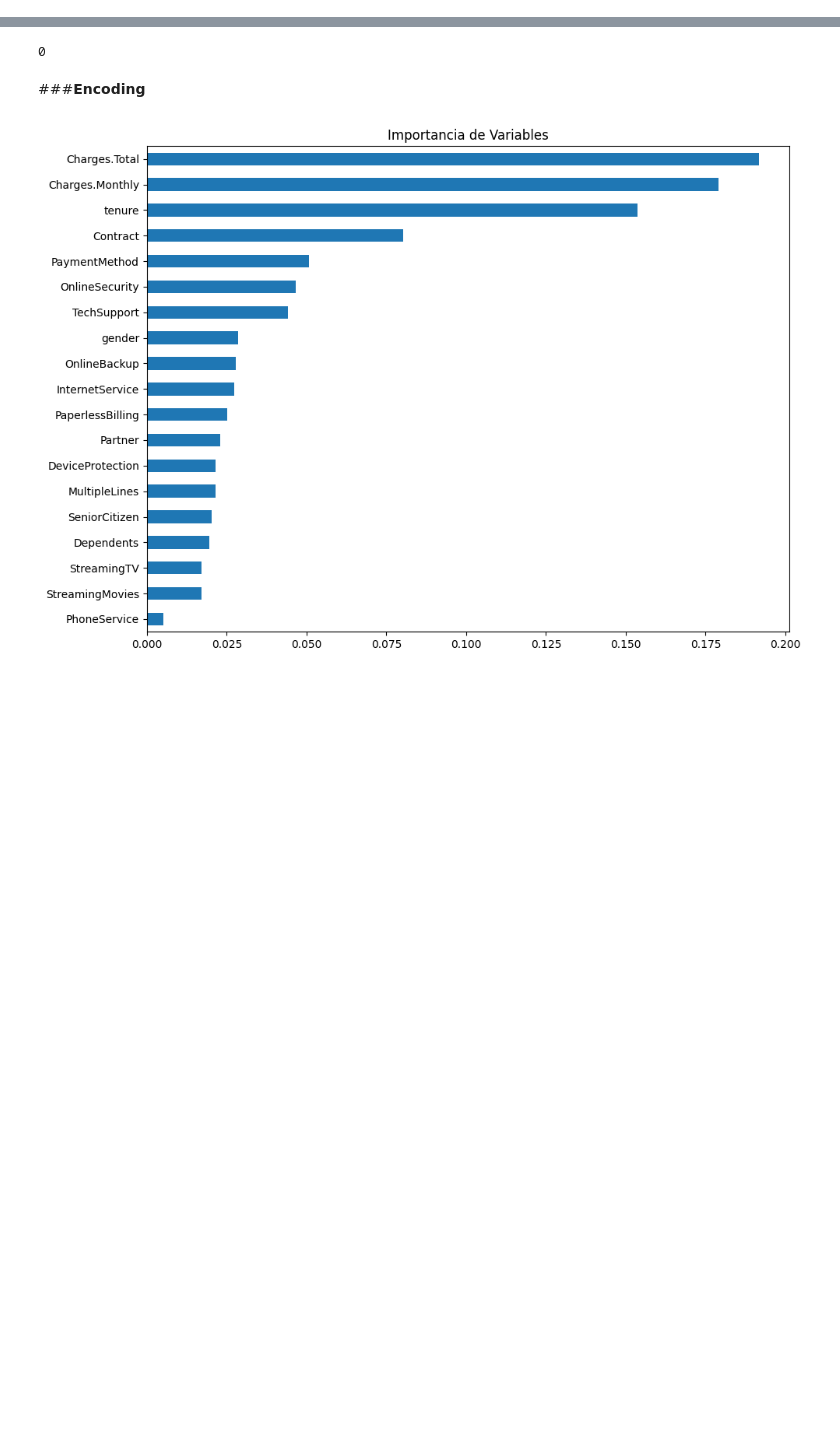
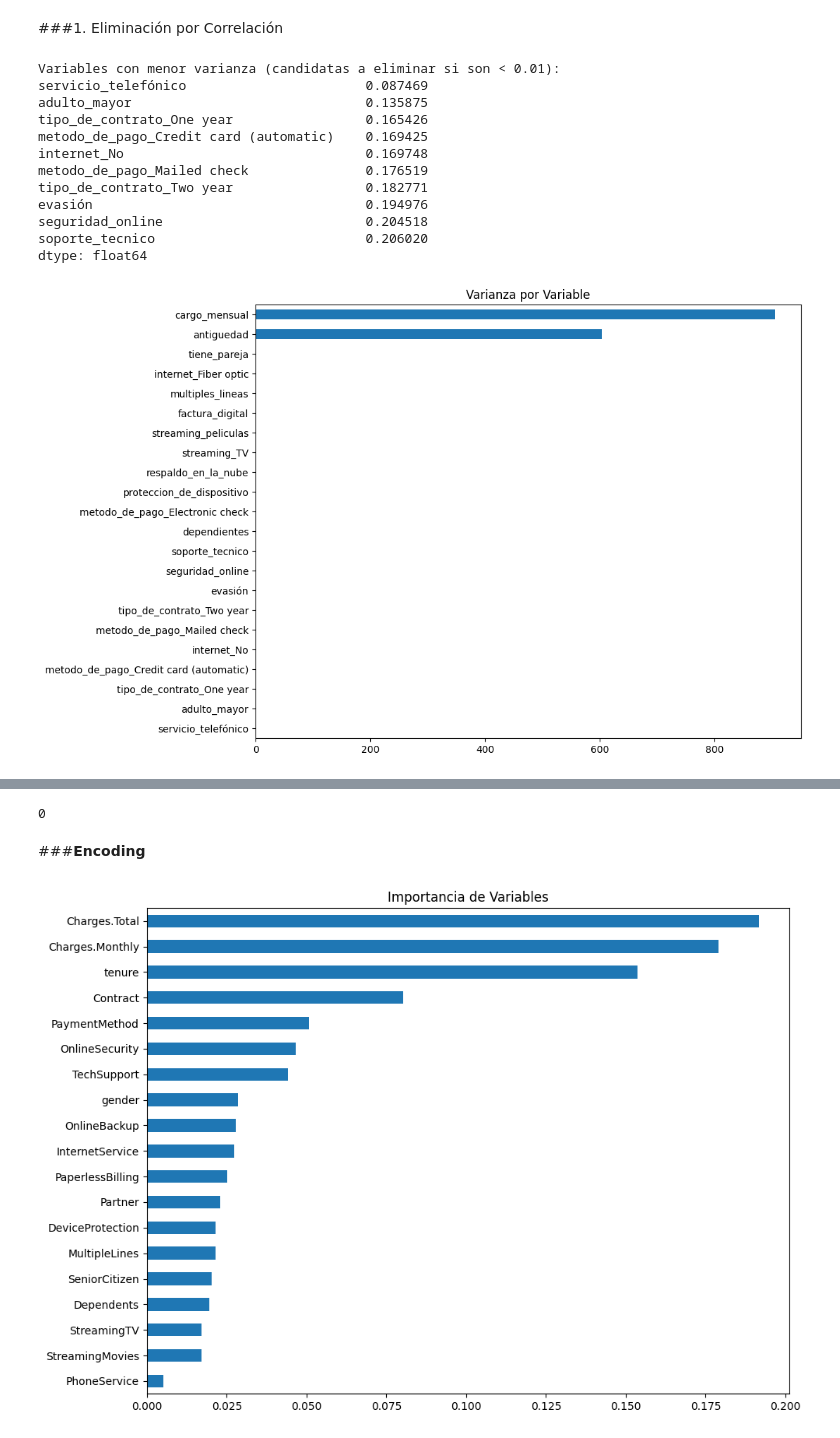
Before and after one commit to NicoPerotto/challenge2-data-science-LATAM-Parte-2, a Jupyter notebook: TelecomX_part2_LATAM.ipynb, the cells around one changed output, grey strips where cells are left out. Drawn from its saved outputs; the diff is of its cells as text; code cells hidden in the pictures; blank space fills up the shorter version.

```diff
--- a/TelecomX_part2_LATAM.ipynb
+++ b/TelecomX_part2_LATAM.ipynb
@@ -42,0 +140,30 @@ datos = datos.drop(columns=['customerID'])
+# %% [markdown]
+###1. Eliminación por Correlación
+# %%
+cols_a_eliminar = ['cargo_diario','cantidad_servicios','cargo_total','genero_Male']
+df_encoded = df_encoded.drop(columns=cols_a_eliminar,errors='ignore')
+# %%
+# 1. Calculamos la varianza de todas las columnas numéricas
+varianzas = df_encoded.var().sort_values()
+
+print("Variables con menor varianza (candidatas a eliminar si son < 0.01):")
+print(varianzas.head(10))
+
+# 2. Tip Senior: Visualizar la varianza ayuda a detectar constantes
+import matplotlib.pyplot as plt
+varianzas.plot(kind='barh', figsize=(10, 8), title='Varianza por Variable')
+plt.show()
+# %% [output]
+Variables con menor varianza (candidatas a eliminar si son < 0.01):
+servicio_telefónico                       0.087469
+adulto_mayor                              0.135875
+tipo_de_contrato_One year                 0.165426
+metodo_de_pago_Credit card (automatic)    0.169425
+internet_No                               0.169748
+metodo_de_pago_Mailed check               0.176519
+tipo_de_contrato_Two year                 0.182771
+evasión                                   0.194976
+seguridad_online                          0.204518
+soporte_tecnico                           0.206020
+dtype: float64
+[figure, added]
```
Also changed, not shown: parts of 19 cells of this notebook.
